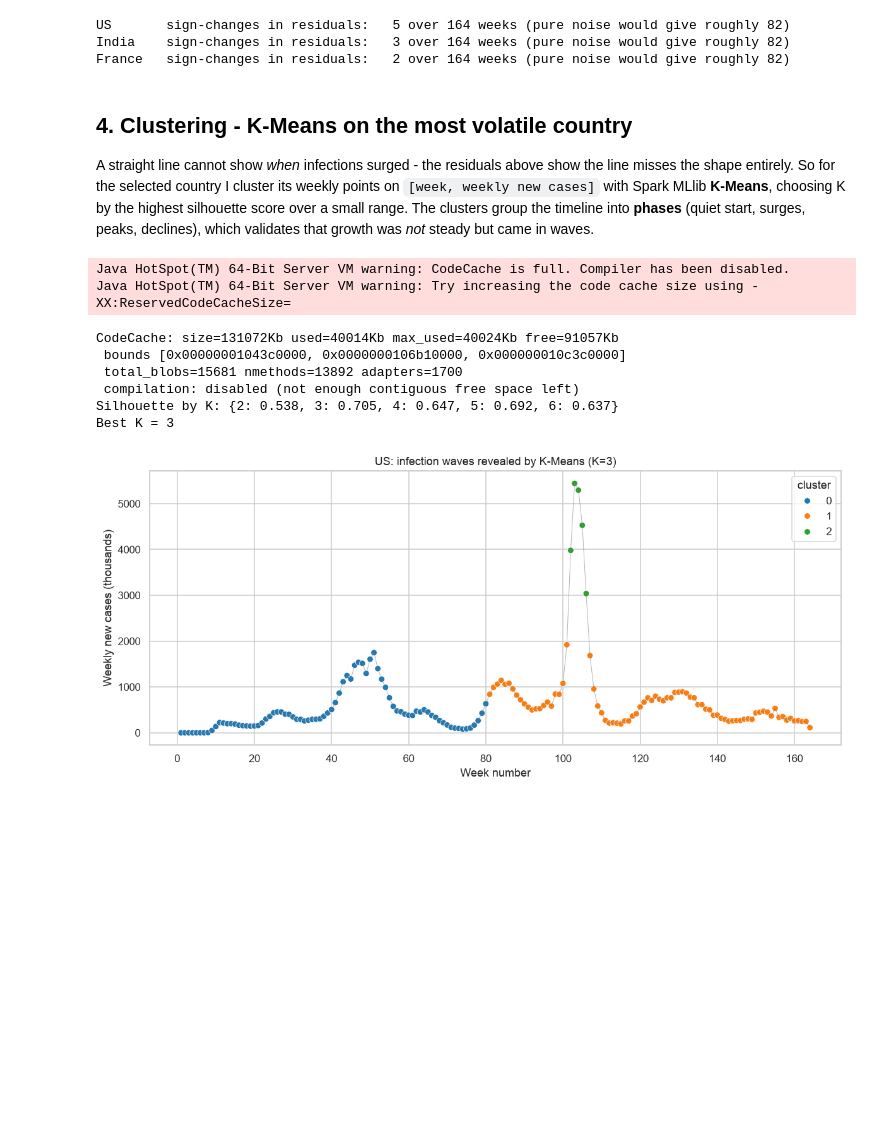
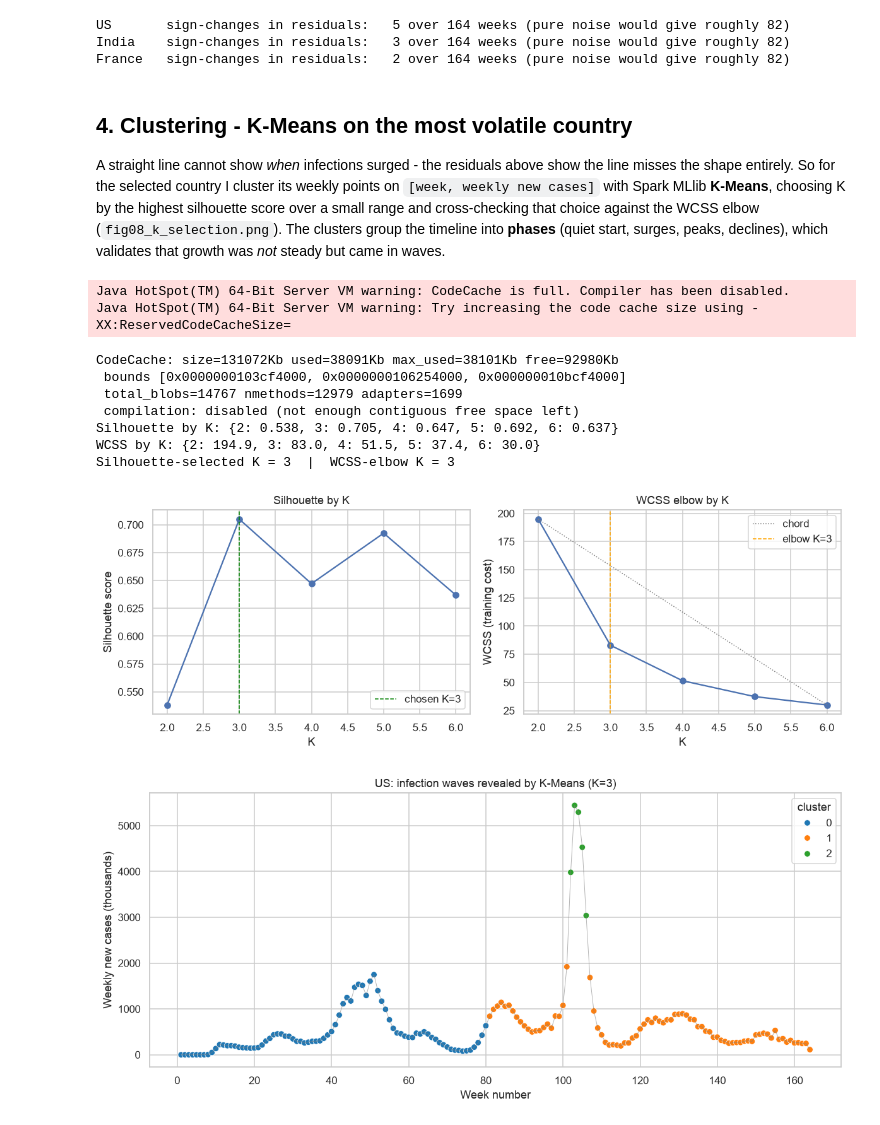
Before and after one commit to lfariabr/masters-swe-ai, a Jupyter notebook: 2026-T2/BDA/assignments/Assessment3/notebook/BDA601FariaLuis_Assessment3.ipynb, the cells around one changed output. Drawn from its saved outputs; the diff is of its cells as text; code cells hidden in the pictures; blank space fills up the shorter version.

```diff
--- a/2026-T2/BDA/assignments/Assessment3/notebook/BDA601FariaLuis_Assessment3.ipynb
+++ b/2026-T2/BDA/assignments/Assessment3/notebook/BDA601FariaLuis_Assessment3.ipynb
@@ -320,9 +320,10 @@ France   sign-changes in residuals:   2 over 164 weeks (pure noise would give ro
 
 A straight line cannot show *when* infections surged - the residuals above show the line misses the
 shape entirely. So for the selected country I cluster its weekly points on `[week, weekly new cases]`
-with Spark MLlib **K-Means**, choosing K by the highest silhouette score over a small range. The
-clusters group the timeline into **phases** (quiet start, surges, peaks, declines), which validates that
-growth was *not* steady but came in waves.
+with Spark MLlib **K-Means**, choosing K by the highest silhouette score over a small range and
+cross-checking that choice against the WCSS elbow (`fig08_k_selection.png`). The clusters group the
+timeline into **phases** (quiet start, surges, peaks, declines), which validates that growth was *not*
+steady but came in waves.
 # %%
 from pyspark.ml.clustering import KMeans
 from pyspark.ml.feature import VectorAssembler, StandardScaler
@@ -336,26 +337,62 @@ va = VectorAssembler(inputCols=["week", "new_cases"], outputCol="f_raw")
 scaler = StandardScaler(inputCol="f_raw", outputCol="features", withMean=True, withStd=True)
 prep = scaler.fit(va.transform(sdf)).transform(va.transform(sdf)).cache()
 
+# initMode defaults to "k-means||" (the scalable, parallel k-means++), so a single fit already
+# avoids the poor-local-minimum risk of random initialisation - no separate multi-run/n_init loop needed.
 evaluator = ClusteringEvaluator(featuresCol="features", metricName="silhouette")
-sil = {}
+sil, wcss = {}, {}
 for k in range(2, 7):
     km = KMeans(k=k, seed=RANDOM_SEED, featuresCol="features").fit(prep)
     sil[k] = evaluator.evaluate(km.transform(prep))
+    wcss[k] = km.summary.trainingCost
 best_k = max(sil, key=sil.get)
+
+# WCSS is monotonically non-increasing in K, so it cannot be chosen by argmin (that would always
+# return the largest K tested). The elbow is instead the K whose WCSS point sits furthest from the
+# straight chord joining the first and last tested K - a small, reproducible knee-detection rule.
+ks = np.array(sorted(wcss))
+w = np.array([wcss[k] for k in ks], dtype=float)
+x1, y1, x2, y2 = ks[0], w[0], ks[-1], w[-1]
+chord_len = np.hypot(x2 - x1, y2 - y1)
+dist = np.abs((x2 - x1) * (y1 - w) - (x1 - ks) * (y2 - y1)) / chord_len
+elbow_k = int(ks[np.argmax(dist)])
+
 print("Silhouette by K:", {k: round(v, 3) for k, v in sil.items()})
-print("Best K =", best_k)
+print("WCSS by K:", {k: round(v, 1) for k, v in wcss.items()})
+print(f"Silhouette-selected K = {best_k}  |  WCSS-elbow K = {elbow_k}")
+if elbow_k != best_k:
+    print(f"Note: the two methods disagree. Silhouette (K={best_k}) is kept as authoritative because "
+          f"it directly measures cluster separation, whereas WCSS always favours more clusters.")
 
 km = KMeans(k=best_k, seed=RANDOM_SEED, featuresCol="features").fit(prep)
 fc["cluster"] = [int(r["prediction"]) for r in km.transform(prep).select("prediction").collect()]
 # %% [output]
 Java HotSpot(TM) 64-Bit Server VM warning: CodeCache is full. Compiler has been disabled.
 Java HotSpot(TM) 64-Bit Server VM warning: Try increasing the code cache size using -XX:ReservedCodeCacheSize=
-CodeCache: size=131072Kb used=40014Kb max_used=40024Kb free=91057Kb
- bounds [0x00000001043c0000, 0x0000000106b10000, 0x000000010c3c0000]
- total_blobs=15681 nmethods=13892 adapters=1700
+CodeCache: size=131072Kb used=38091Kb max_used=38101Kb free=92980Kb
+ bounds [0x0000000103cf4000, 0x0000000106254000, 0x000000010bcf4000]
+ total_blobs=14767 nmethods=12979 adapters=1699
  compilation: disabled (not enough contiguous free space left)
 Silhouette by K: {2: 0.538, 3: 0.705, 4: 0.647, 5: 0.692, 6: 0.637}
-Best K = 3
+WCSS by K: {2: 194.9, 3: 83.0, 4: 51.5, 5: 37.4, 6: 30.0}
+Silhouette-selected K = 3  |  WCSS-elbow K = 3
+# %%
+# K-selection cross-check: silhouette (choose max) next to the WCSS elbow (choose the knee).
+fig, ax = plt.subplots(1, 2, figsize=(11, 4))
+ax[0].plot(list(sil.keys()), list(sil.values()), marker="o")
+ax[0].axvline(best_k, color="green", ls="--", lw=1, label=f"chosen K={best_k}")
+ax[0].set_xlabel("K"); ax[0].set_ylabel("Silhouette score"); ax[0].set_title("Silhouette by K")
+ax[0].legend()
+
+ax[1].plot(ks, w, marker="o")
+ax[1].plot([ks[0], ks[-1]], [w[0], w[-1]], color="grey", ls=":", lw=1, label="chord")
+ax[1].axvline(elbow_k, color="orange", ls="--", lw=1, label=f"elbow K={elbow_k}")
+ax[1].set_xlabel("K"); ax[1].set_ylabel("WCSS (training cost)"); ax[1].set_title("WCSS elbow by K")
+ax[1].legend()
+
+plt.tight_layout(); plt.savefig(FIG_DIR / "fig08_k_selection.png"); plt.show()
+# %% [output]
+[figure, added]
 # %%
 # Show the waves: weekly new cases over time, coloured by cluster.
 plt.figure(figsize=(11, 5))
```
Also changed, not shown: parts of 5 cells of this notebook, 3 other files.
